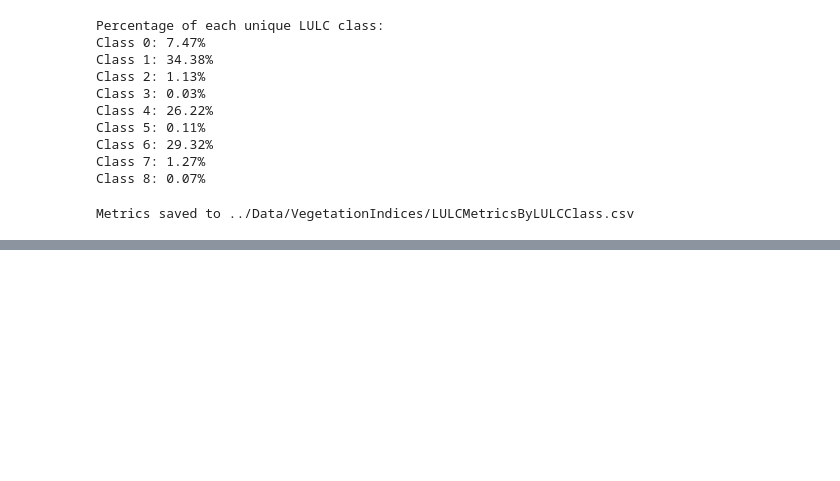
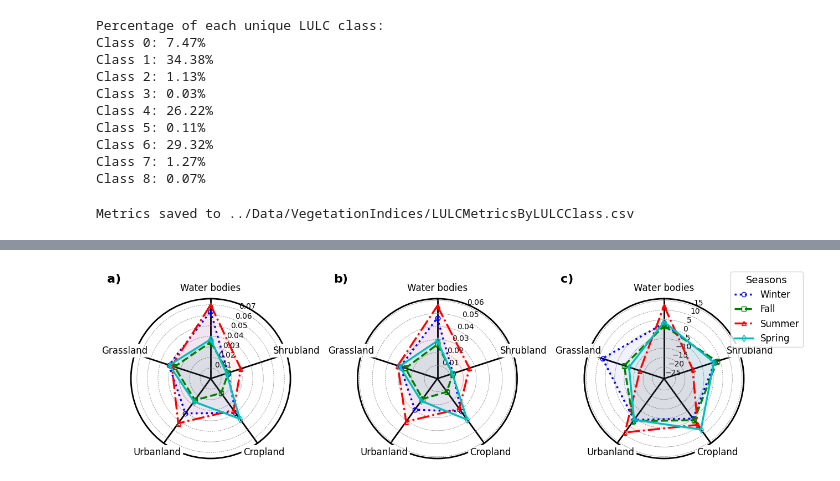
Before and after one commit to aakritiadk1/Vegetation_Indices, a Jupyter notebook: code/metricscalcandplot.ipynb, the cells around one changed output, grey strips where cells are left out. Cells and saved outputs as stored; diff of their text form; code cells hidden in the pictures; blank space fills up the shorter version.

```diff
--- a/code/metricscalcandplot.ipynb
+++ b/code/metricscalcandplot.ipynb
@@ -727,0 +730,97 @@ Metrics saved to ../Data/VegetationIndices/LULCMetricsByLULCClass.csv
+# %%
+import pandas as pd
+import matplotlib.pyplot as plt
+import numpy as np
+from math import pi
+from matplotlib.patches import Rectangle
+
+# Load data from CSV
+df = pd.read_csv('../Data/VegetationIndices/UniformDataframe.csv')
+
+# Defining key elements for plotting
+landuse_classes = df['LandUseClass'].unique()
+veg_indices = df['Vegetation Index'].unique()
+seasons = df['Season'].unique()
+
+# Different line styles, markers, and colors for seasons
+line_styles = [':', '--', '-.', '-']
+markers = ['o', 's', '^', 'd']
+colors = ['b', 'g', 'r', 'c']
+
+# Function to create a radar chart
+def make_radar_chart(ax, metric, allow_negative=False):
+    num_landuse = len(landuse_classes)
+    angles = np.linspace(0, 2 * np.pi, num_landuse, endpoint=False).tolist()
+    angles += angles[:1]
+    ax.set_theta_offset(pi / 2)
+    ax.set_theta_direction(-1)
+
+    # Draw one plot per season, across all land use classes
+    for i, season in enumerate(seasons):
+        data = df[df['Season'] == season].pivot_table(index='LandUseClass', columns='Vegetation Index', values=metric)
+        values = data.mean(axis=1).tolist()
+        values += values[:1]
+        ax.plot(angles, values, linestyle=line_styles[i], marker=markers[i], color=colors[i],
+                fillstyle='none', label=season, linewidth=2.5, zorder=3)
+
+        # Fill the area under the plot with color
+        ax.fill(angles, values, color=colors[i], alpha=0.05, zorder=2)
+
+    # Set y-axis limits
+    if allow_negative:
+        min_value = df[metric].min()
+        max_value = df[metric].max()
+        ax.set_ylim(min_value * 1.1, max_value * 1.1)
+    else:
+        ax.set_ylim(0, df[metric].max() * 0.85)
+
+    # Set custom labels
+    ax.set_xticks(angles[:-1])
+    xtick_labels = ax.set_xticklabels(landuse_classes, fontsize=12)
+
+    # Create a white background behind each label
+    for i, label in enumerate(ax.get_xticklabels()):
+        angle = angles[i]
+        # Convert polar coordinates to Cartesian coordinates for positioning
+        x = np.cos(angle) * 1.1
+        y = np.sin(angle) * 1.1
+        bbox = dict(facecolor='white', edgecolor='none', alpha=1.0, boxstyle='round,pad=0.2')
+        label.set_bbox(bbox)
+
+        # Add rectangle background with smaller size
+        rect = Rectangle((x - 0.02, y - 0.015), 0.04, 0.03, angle=0, color='white', zorder=0.2)
+        ax.add_patch(rect)
+        label.set_zorder(1)
+
+    # Make radial lines bolder and behind the holographic background
+    ax.spines['polar'].set_visible(True)
+    for spine in ax.spines.values():
+        spine.set_linewidth(2)
+        spine.set_zorder(0)
+
+    # Customize gridlines for better visibility and ensure they are behind the labels
+    ax.yaxis.grid(color='gray', linestyle='--', linewidth=0.5, zorder=0)
+    ax.xaxis.grid(color='black', linestyle='-', linewidth=2, zorder=0)
+
+# Create a figure with 3 subplots
+fig, axs = plt.subplots(1, 3, figsize=(13, 4.5), subplot_kw=dict(polar=True))
+make_radar_chart(axs[0], 'RMSE')
+make_radar_chart(axs[1], 'MAE')
+make_radar_chart(axs[2], 'Percentage Bias', allow_negative=True)
+
+# Add labels a), b), and c)
+axs[0].text(-0.15, 1.1, 'a)', transform=axs[0].transAxes, size=16, weight='bold')
+axs[1].text(-0.15, 1.1, 'b)', transform=axs[1].transAxes, size=16, weight='bold')
+axs[2].text(-0.15, 1.1, 'c)', transform=axs[2].transAxes, size=16, weight='bold')
+
+# Add a single legend outside the plot with larger size
+legend = plt.legend(loc='upper right', bbox_to_anchor=(1.4, 1.2), title="Seasons", fontsize=12, title_fontsize='13')
+plt.setp(legend.get_title(), fontsize='13')
+
+plt.tight_layout()
+#Save the plot
+plt.savefig('../Images/radar_chart.png', dpi=500, bbox_inches='tight')
+# Show the plots
+plt.show()
+# %% [output]
+[figure, added]
```
Also changed, not shown: parts of 3 cells of this notebook, 11 other files.
